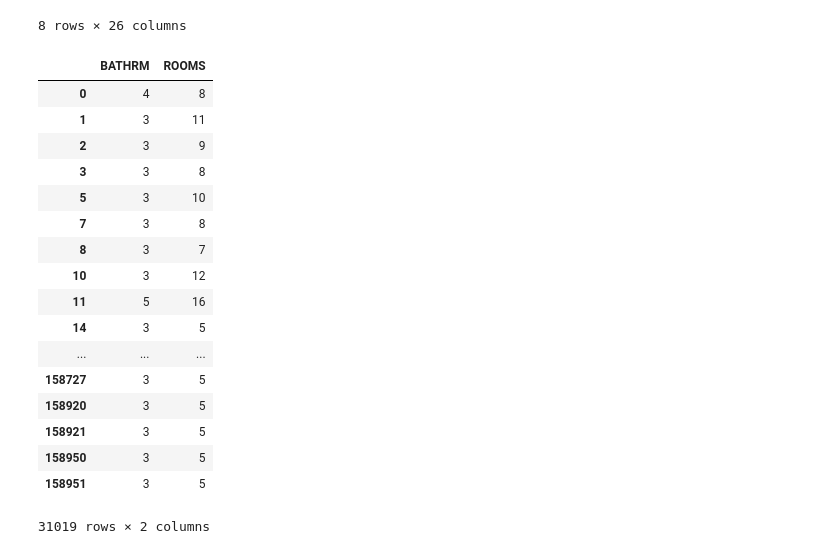
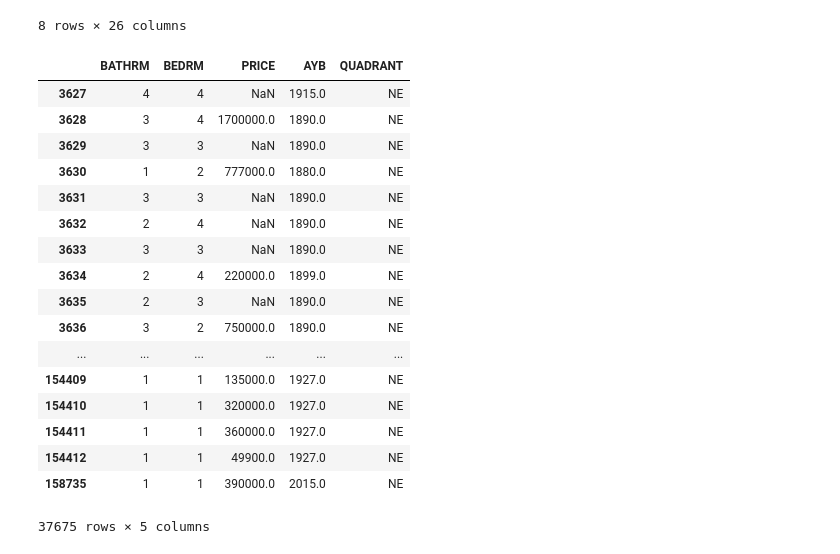
Before and after one commit to premperiy/DataAnalyticsProjects, a Jupyter notebook: Project 1.ipynb, the cells around one changed output. Cells and saved outputs as stored; diff of their text form; code cells hidden in the pictures.

```diff
--- a/Project 1.ipynb
+++ b/Project 1.ipynb
@@ -34,26 +33,30 @@ The Shape is
 | 75% | 119217.000000 | 2.000000 | 1.000000 | 1.000000 | 7.000000 | 3.000000 | 1960.000000 | 2010.000000 | 1975.000000 | 2.000000 | ... |
 | max | 158956.000000 | 14.000000 | 11.000000 | 6.000000 | 48.000000 | 24.000000 | 2019.000000 | 2019.000000 | 2018.000000 | 826.000000 | ... |
 8 rows × 26 columns
-# %%
-df = pd.DataFrame(data=df, columns=['BATHRM','ROOMS'])
-df=df.loc[(df['BATHRM'] >= 3)]
-df
-# %% [output]
-|  | BATHRM | ROOMS |
-| 0 | 4 | 8 |
-| 1 | 3 | 11 |
-| 2 | 3 | 9 |
-| 3 | 3 | 8 |
-| 5 | 3 | 10 |
-| 7 | 3 | 8 |
-| 8 | 3 | 7 |
-| 10 | 3 | 12 |
-| 11 | 5 | 16 |
-| 14 | 3 | 5 |
-| ... | ... | ... |
-| 158727 | 3 | 5 |
-| 158920 | 3 | 5 |
-| 158921 | 3 | 5 |
-| 158950 | 3 | 5 |
-| 158951 | 3 | 5 |
-31019 rows × 2 columns
+# %%
+#We decided to look at number of Bedrooms, Price, Number of Bathrooms, Year Built to see which home we should buy.
+#We decided to create different Data Frames for each of the four quadrants in DC.
+#We will need to map the data out a little to determine the best house for our needs.
+#Creating Data Frame for DC Homes in NE
+df_NE = pd.DataFrame(data=df, columns=['BATHRM','BEDRM', 'PRICE','AYB','QUADRANT'])
+df_NE=df_NE.loc[(df_NE['QUADRANT']=='NE')]
+df_NE
+# %% [output]
+|  | BATHRM | BEDRM | PRICE | AYB | QUADRANT |
+| 3627 | 4 | 4 | NaN | 1915.0 | NE |
+| 3628 | 3 | 4 | 1700000.0 | 1890.0 | NE |
+| 3629 | 3 | 3 | NaN | 1890.0 | NE |
+| 3630 | 1 | 2 | 777000.0 | 1880.0 | NE |
+| 3631 | 3 | 3 | NaN | 1890.0 | NE |
+| 3632 | 2 | 4 | NaN | 1890.0 | NE |
+| 3633 | 3 | 3 | NaN | 1890.0 | NE |
+| 3634 | 2 | 4 | 220000.0 | 1899.0 | NE |
+| 3635 | 2 | 3 | NaN | 1890.0 | NE |
+| 3636 | 3 | 2 | 750000.0 | 1890.0 | NE |
+| ... | ... | ... | ... | ... | ... |
+| 154409 | 1 | 1 | 135000.0 | 1927.0 | NE |
+| 154410 | 1 | 1 | 320000.0 | 1927.0 | NE |
+| 154411 | 1 | 1 | 360000.0 | 1927.0 | NE |
+| 154412 | 1 | 1 | 49900.0 | 1927.0 | NE |
+| 158735 | 1 | 1 | 390000.0 | 2015.0 | NE |
+37675 rows × 5 columns
```
Also changed, not shown: parts of 2 cells of this notebook.
